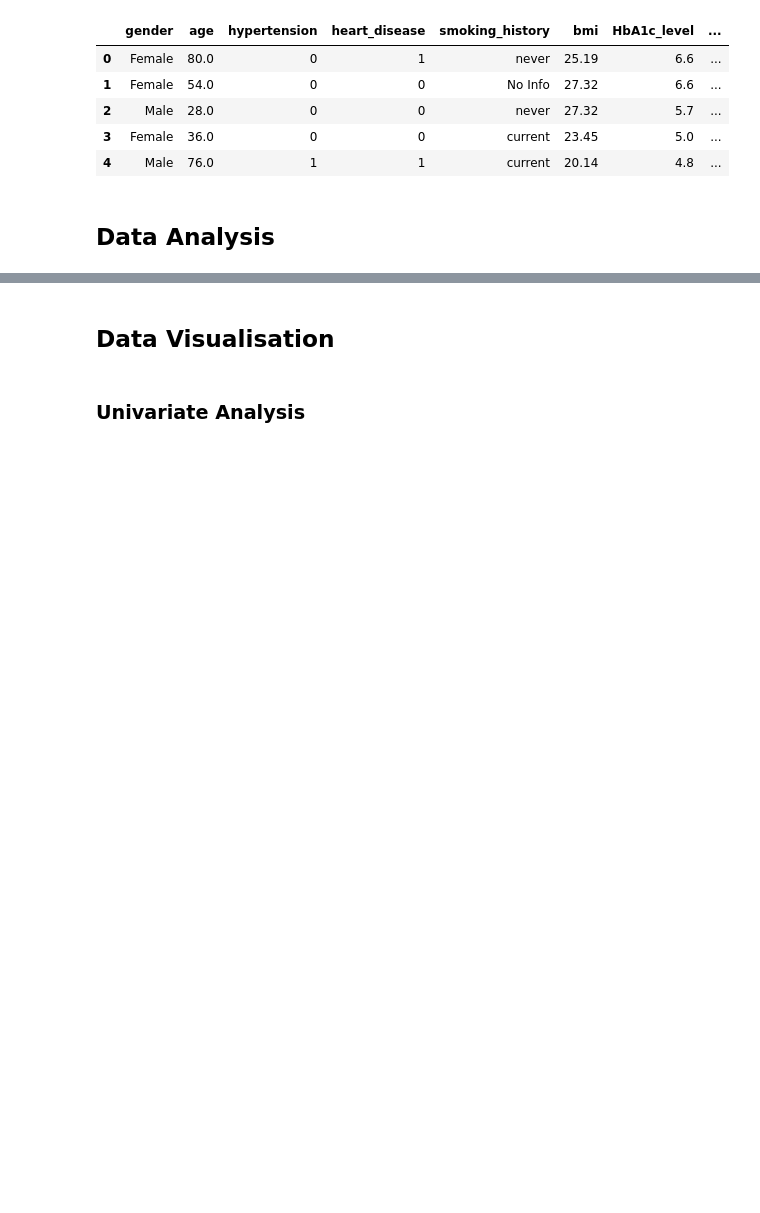
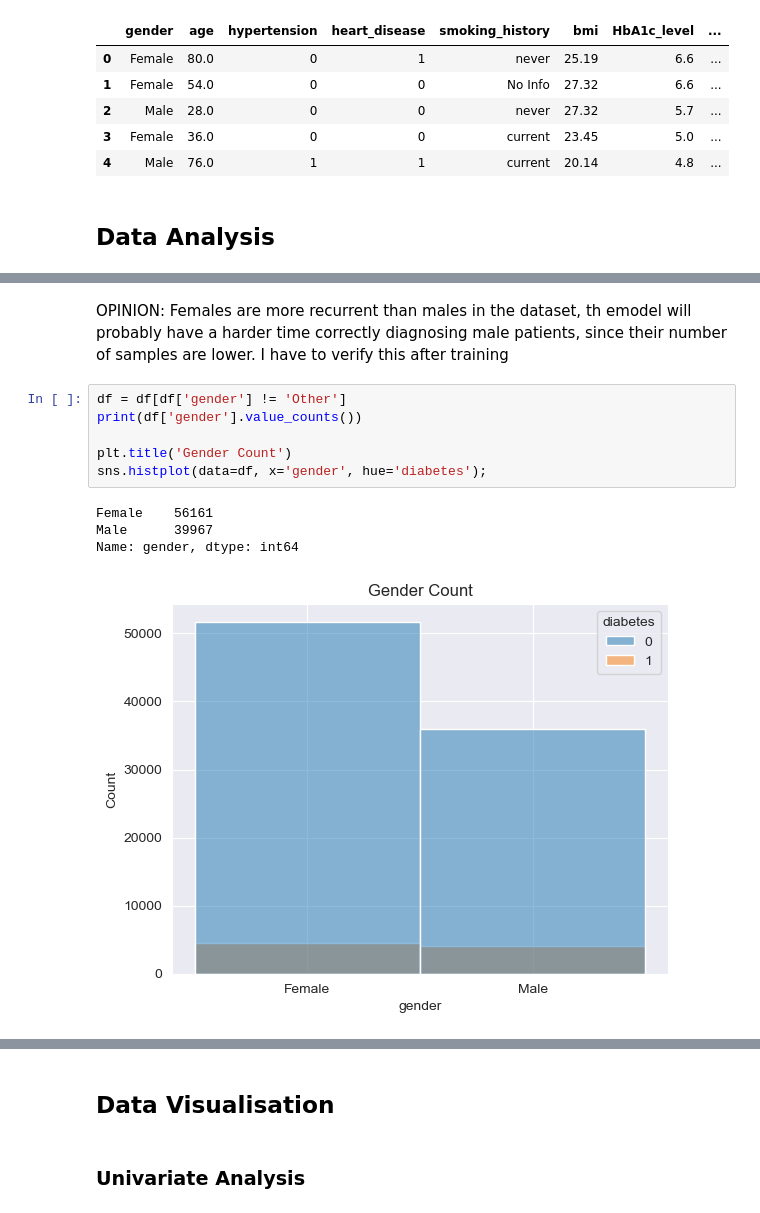
Before and after one commit to shirin-25/Python_labs, a Jupyter notebook: main.ipynb, the cells around one changed output, grey strips where cells are left out. Saved outputs shown, nothing was run; the diff lists cells and outputs as text; blank space fills up the shorter version.

```diff
--- a/main.ipynb
+++ b/main.ipynb
@@ -49,3 +54,17 @@ Number of duplicated rows: 3854
+# %% [markdown]
+OPINION:
+Females are more recurrent than males in the dataset, th emodel will probably have a harder time correctly diagnosing male patients, since their number of samples are lower. I have to verify this after training
+# %%
+df = df[df['gender'] != 'Other']
+print(df['gender'].value_counts())
+
+plt.title('Gender Count')
+sns.histplot(data=df, x='gender', hue='diabetes');
+# %% [output]
+Female    56161
+Male      39967
+Name: gender, dtype: int64
+[figure, added]
 # %%
 df.info()
 # %% [output]
```
Also changed, not shown: parts of 47 cells of this notebook.
